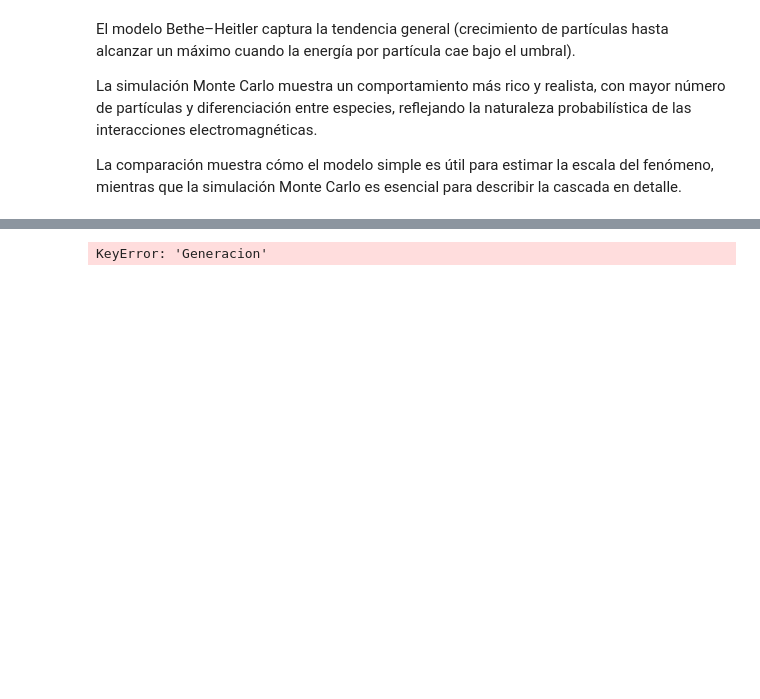
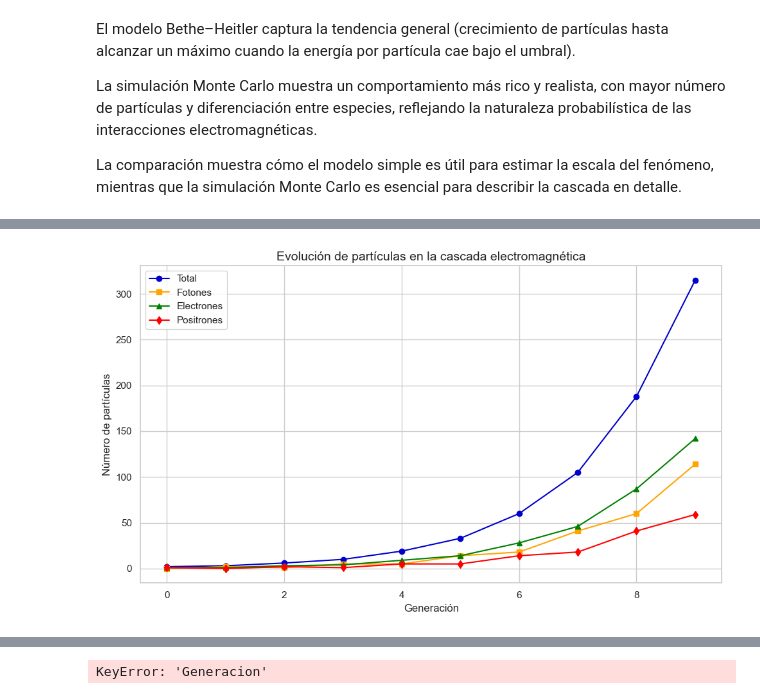
Before and after one commit to Mariana31415/Rayos-cosmicos, a Jupyter notebook: Tareacomp1.ipynb, the cells around one changed output, grey strips where cells are left out. Cells and saved outputs as stored; diff of their text form; code cells hidden in the pictures; blank space fills up the shorter version.

```diff
--- a/Tareacomp1.ipynb
+++ b/Tareacomp1.ipynb
@@ -500,0 +341,95 @@ plt.show()
+# %%
+
+# ==== Constantes ====
+ELECTRON_MASS = 0.511  # MeV
+MAX_GENERATIONS = 10
+ANNIHILATION_PROB = 0.8
+
+sns.set(style="whitegrid")
+
+# ==== Clase de partícula ====
+class Particle:
+    def __init__(self, type, energy):
+        self.type = type
+        self.energy = energy
+
+# ==== División aleatoria de energía ====
+def random_split(energy):
+    frac = random.uniform(0.3, 0.7)
+    return (energy * frac, energy * (1 - frac))
+
+# ==== Simulación de la cascada ====
+def simulate_shower(initial_energy, threshold):
+    generation = 0
+    particles = [Particle('gamma', initial_energy)]
+
+    all_data = []
+    counts_total = []
+    counts_gamma = []
+    counts_electron = []
+    counts_positron = []
+
+    while particles and generation < MAX_GENERATIONS:
+        new_particles = []
+        for p in particles:
+            if p.energy < threshold:
+                continue
+            if p.type == 'gamma' and p.energy > 2 * ELECTRON_MASS:
+                e_energy = random_split(p.energy)
+                new_particles.append(Particle('electron', e_energy[0]))
+                new_particles.append(Particle('positron', e_energy[1]))
+            elif p.type == 'electron':
+                gamma_energy = random_split(p.energy)[1]
+                new_particles.append(Particle('gamma', gamma_energy))
+                new_particles.append(Particle('electron', p.energy - gamma_energy))
+            elif p.type == 'positron':
+                if random.random() < ANNIHILATION_PROB:
+                    new_particles.append(Particle('gamma', p.energy))
+
+        generation_data = [(generation, p.type, p.energy) for p in new_particles]
+        all_data.extend(generation_data)
+
+        counts_total.append(len(new_particles))
+        counts_gamma.append(sum(1 for p in new_particles if p.type == 'gamma'))
+        counts_electron.append(sum(1 for p in new_particles if p.type == 'electron'))
+        counts_positron.append(sum(1 for p in new_particles if p.type == 'positron'))
+
+        particles = new_particles
+        generation += 1
+
+    return all_data, counts_total, counts_gamma, counts_electron, counts_positron
+
+# ==== Parámetros ====
+initial_energy = 1000  # MeV
+threshold = 1.0  # MeV
+
+# ==== Ejecutar simulación ====
+data, counts_total, counts_gamma, counts_electron, counts_positron = simulate_shower(initial_energy, threshold)
+
+# ==== CSV ====
+output_csv_path = "shower_data08.csv"
+with open(output_csv_path, "w", newline="") as f:
+    writer = csv.writer(f)
+    writer.writerow(["Generación", "Tipo", "Energía (MeV)"])
+    writer.writerows(data)
+
+# ==== Graficar todas juntas ====
+gens = range(len(counts_total))
+
+plt.figure(figsize=(10, 6))
+plt.plot(gens, counts_total, marker='o', linestyle='-', color='mediumblue', label="Total")
+plt.plot(gens, counts_gamma, marker='s', linestyle='-', color='orange', label="Fotones")
+plt.plot(gens, counts_electron, marker='^', linestyle='-', color='green', label="Electrones")
+plt.plot(gens, counts_positron, marker='d', linestyle='-', color='red', label="Positrones")
+
+plt.xlabel("Generación", fontsize=12)
+plt.ylabel("Número de partículas", fontsize=12)
+plt.title("Evolución de partículas en la cascada electromagnética", fontsize=14)
+plt.legend()
+plt.grid(True)
+plt.tight_layout()
+plt.show()
+
+print("✅ Simulación completada. CSV exportado y gráfico combinado generado.")
+# %% [output]
+[figure, added]
```
Also changed, not shown: parts of 6 cells of this notebook, 3 other files.
